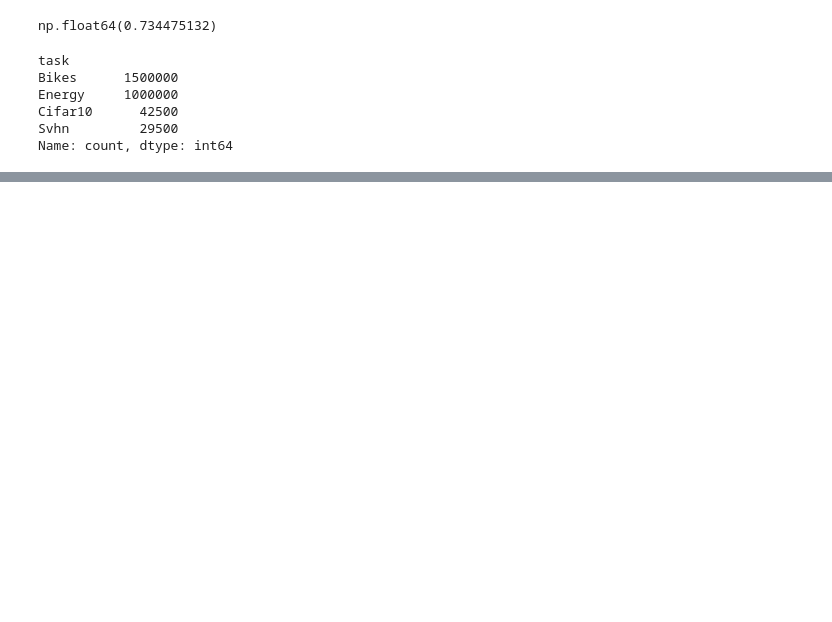
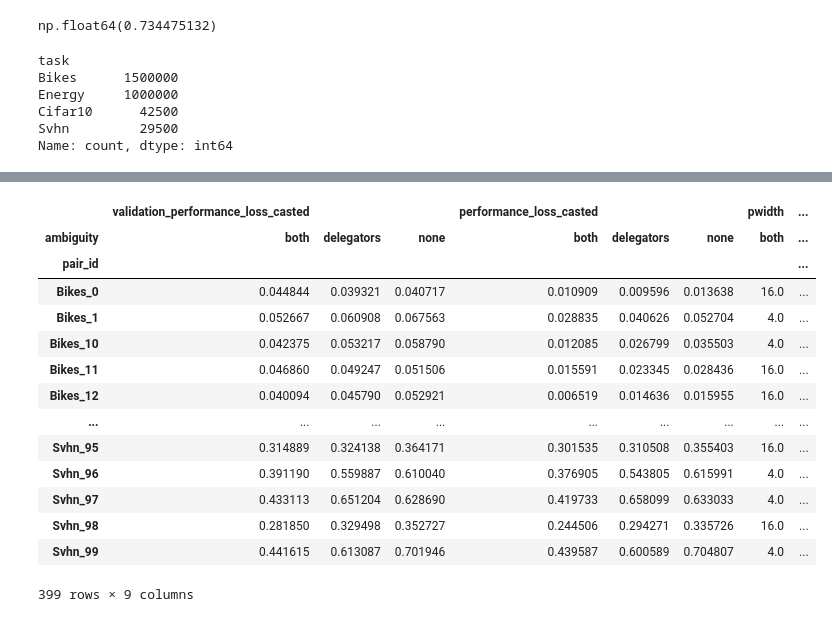
Before and after one commit to viktorvesely/liquid, a Jupyter notebook: liquid_jax/experiment_aggregation.ipynb, the cells around one changed output, grey strips where cells are left out. Drawn from its saved outputs; the diff is of its cells as text; code cells hidden in the pictures; blank space fills up the shorter version.

```diff
--- a/liquid_jax/experiment_aggregation.ipynb
+++ b/liquid_jax/experiment_aggregation.ipynb
@@ -746,0 +398,25 @@ delegators
+# %%
+paired = (
+        df
+        .pipe(select_early_stopping)
+        .pipe(lambda df: pair_up(df, single_task=False))
+        .pipe(lambda df: pivot_to_metrics(df, val_loss_col, train_loss_col, "pwidth"))
+    )
+
+paired
+# %% [output]
+|  | validation_performance_loss_casted |  |  | performance_loss_casted |  |  | pwidth | ... |
+| ambiguity | both | delegators | none | both | delegators | none | both | ... |
+| pair_id |  |  |  |  |  |  |  | ... |
+| Bikes_0 | 0.044844 | 0.039321 | 0.040717 | 0.010909 | 0.009596 | 0.013638 | 16.0 | ... |
+| Bikes_1 | 0.052667 | 0.060908 | 0.067563 | 0.028835 | 0.040626 | 0.052704 | 4.0 | ... |
+| Bikes_10 | 0.042375 | 0.053217 | 0.058790 | 0.012085 | 0.026799 | 0.035503 | 4.0 | ... |
+| Bikes_11 | 0.046860 | 0.049247 | 0.051506 | 0.015591 | 0.023345 | 0.028436 | 16.0 | ... |
+| Bikes_12 | 0.040094 | 0.045790 | 0.052921 | 0.006519 | 0.014636 | 0.015955 | 16.0 | ... |
+| ... | ... | ... | ... | ... | ... | ... | ... | ... |
+| Svhn_95 | 0.314889 | 0.324138 | 0.364171 | 0.301535 | 0.310508 | 0.355403 | 16.0 | ... |
+| Svhn_96 | 0.391190 | 0.559887 | 0.610040 | 0.376905 | 0.543805 | 0.615991 | 4.0 | ... |
+| Svhn_97 | 0.433113 | 0.651204 | 0.628690 | 0.419733 | 0.658099 | 0.633033 | 4.0 | ... |
+| Svhn_98 | 0.281850 | 0.329498 | 0.352727 | 0.244506 | 0.294271 | 0.335726 | 16.0 | ... |
+| Svhn_99 | 0.441615 | 0.613087 | 0.701946 | 0.439587 | 0.600589 | 0.704807 | 4.0 | ... |
+399 rows × 9 columns
```
Also changed, not shown: parts of 30 cells of this notebook, 2 other files.
